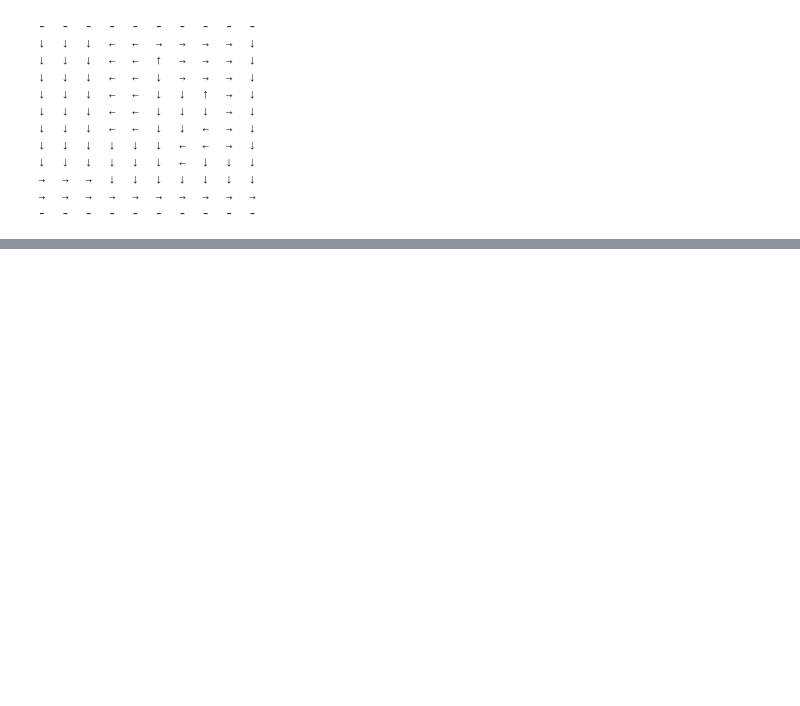
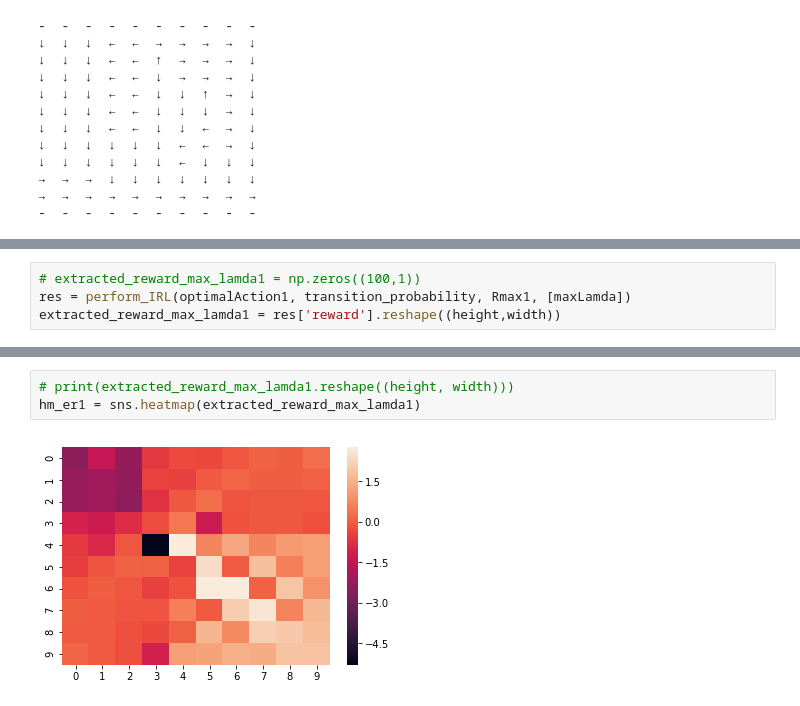
Before and after one commit to twjeric/UCLA-EE232-Large-Scale-Social-and-Complex-Networks, a Jupyter notebook: Project3/project3_4attrs.ipynb, the cells around one changed output, grey strips where cells are left out. Saved outputs shown, nothing was run; the diff lists cells and outputs as text; blank space fills up the shorter version.

```diff
--- a/Project3/project3_4attrs.ipynb
+++ b/Project3/project3_4attrs.ipynb
@@ -400,0 +419,4 @@ print(Rfunc2.shape)
+# %%
+# extracted_reward_max_lamda1 = np.zeros((100,1))
+res = perform_IRL(optimalAction1, transition_probability, Rmax1, [maxLamda])
+extracted_reward_max_lamda1 = res['reward'].reshape((height,width))
@@ -400,0 +436,5 @@ print(Rfunc2.shape)
+# %%
+# print(extracted_reward_max_lamda1.reshape((height, width)))
+hm_er1 = sns.heatmap(extracted_reward_max_lamda1)
+# %% [output]
+[figure, added]
```
Also changed, not shown: parts of 37 cells of this notebook.
